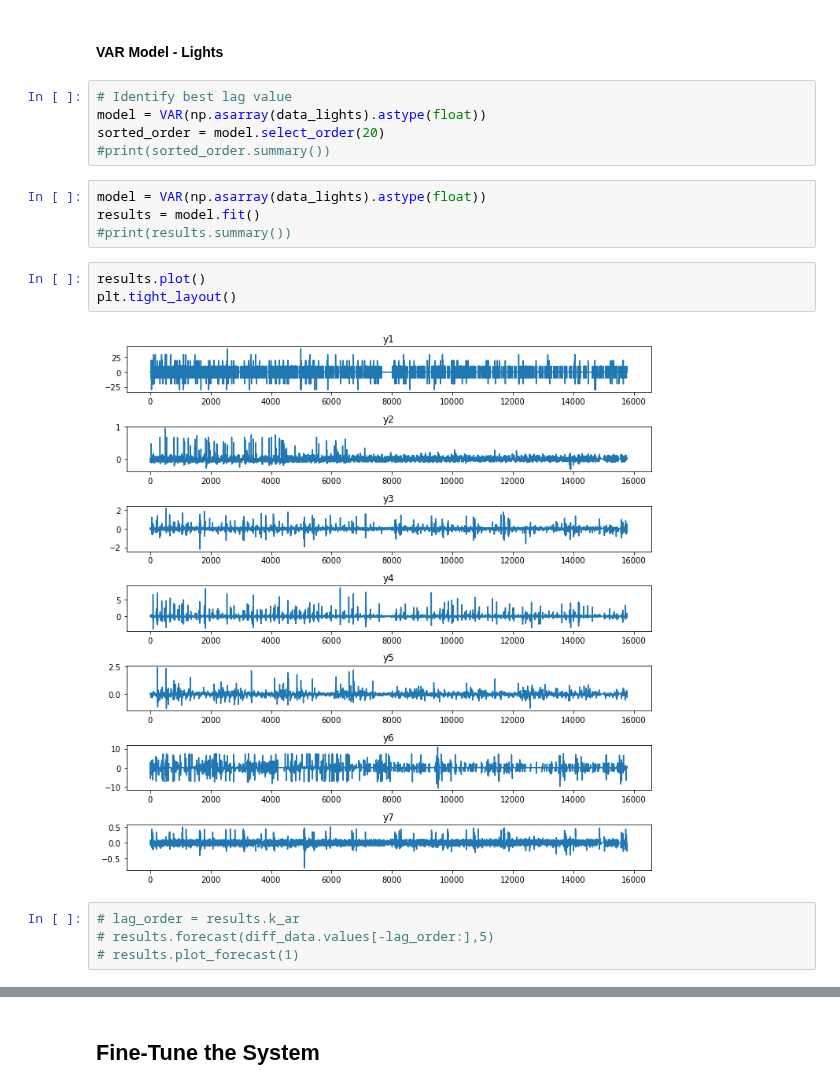
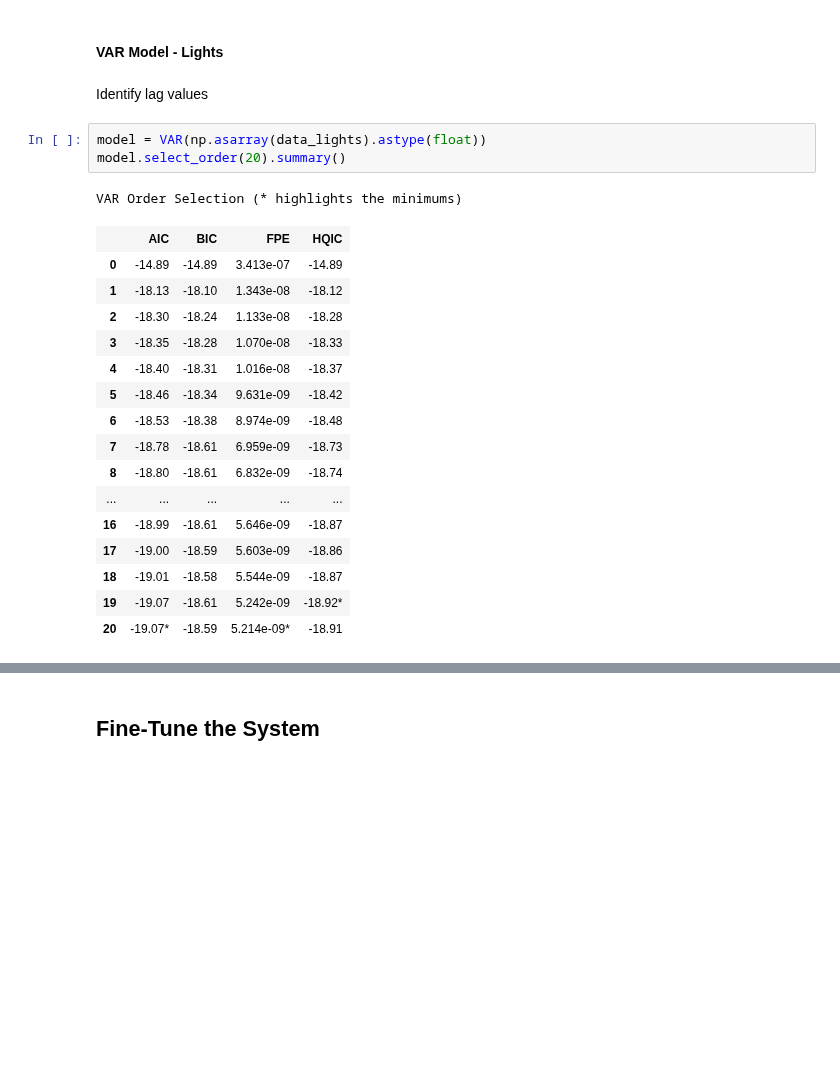
Before and after one commit to parksjr5/Energy_Forecasting, a Jupyter notebook: timeseries_new.ipynb, the cells around one changed output, grey strips where cells are left out. Drawn from its saved outputs; the diff is of its cells as text; blank space fills up the shorter version.

```diff
--- a/timeseries_new.ipynb
+++ b/timeseries_new.ipynb
@@ -486,20 +494,25 @@ results.plot_forecast(1)
 # %% [markdown]
 #### VAR Model - Lights
+# %% [markdown]
+Identify lag values
 # %%
-# Identify best lag value
 model = VAR(np.asarray(data_lights).astype(float))
-sorted_order = model.select_order(20)
-#print(sorted_order.summary())
+model.select_order(20).summary()
+# %% [output]
+VAR Order Selection (* highlights the minimums)
+|  | AIC | BIC | FPE | HQIC |
+| 0 | -14.89 | -14.89 | 3.413e-07 | -14.89 |
+| 1 | -18.13 | -18.10 | 1.343e-08 | -18.12 |
+| 2 | -18.30 | -18.24 | 1.133e-08 | -18.28 |
+| 3 | -18.35 | -18.28 | 1.070e-08 | -18.33 |
+| 4 | -18.40 | -18.31 | 1.016e-08 | -18.37 |
+| 5 | -18.46 | -18.34 | 9.631e-09 | -18.42 |
+| 6 | -18.53 | -18.38 | 8.974e-09 | -18.48 |
+| 7 | -18.78 | -18.61 | 6.959e-09 | -18.73 |
+| 8 | -18.80 | -18.61 | 6.832e-09 | -18.74 |
+| ... | ... | ... | ... | ... |
+| 16 | -18.99 | -18.61 | 5.646e-09 | -18.87 |
+| 17 | -19.00 | -18.59 | 5.603e-09 | -18.86 |
+| 18 | -19.01 | -18.58 | 5.544e-09 | -18.87 |
+| 19 | -19.07 | -18.61 | 5.242e-09 | -18.92* |
+| 20 | -19.07* | -18.59 | 5.214e-09* | -18.91 |
-# %%
-model = VAR(np.asarray(data_lights).astype(float))
-results = model.fit()
-#print(results.summary())
-# %%
-results.plot()
-plt.tight_layout()
-# %% [output]
-[figure, removed]
-# %%
-# lag_order = results.k_ar
-# results.forecast(diff_data.values[-lag_order:],5)
-# results.plot_forecast(1)
```
Also changed, not shown: parts of 12 cells of this notebook.
